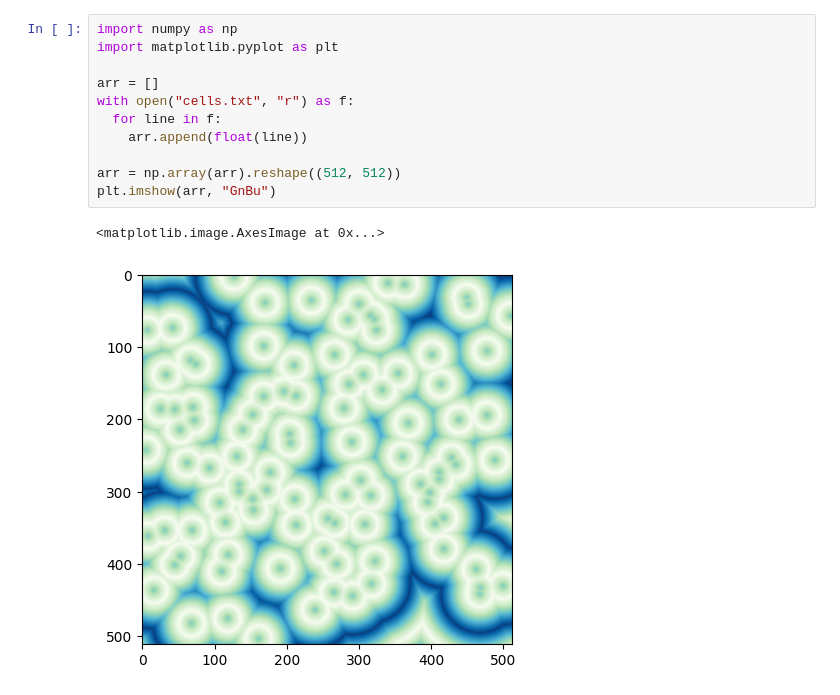
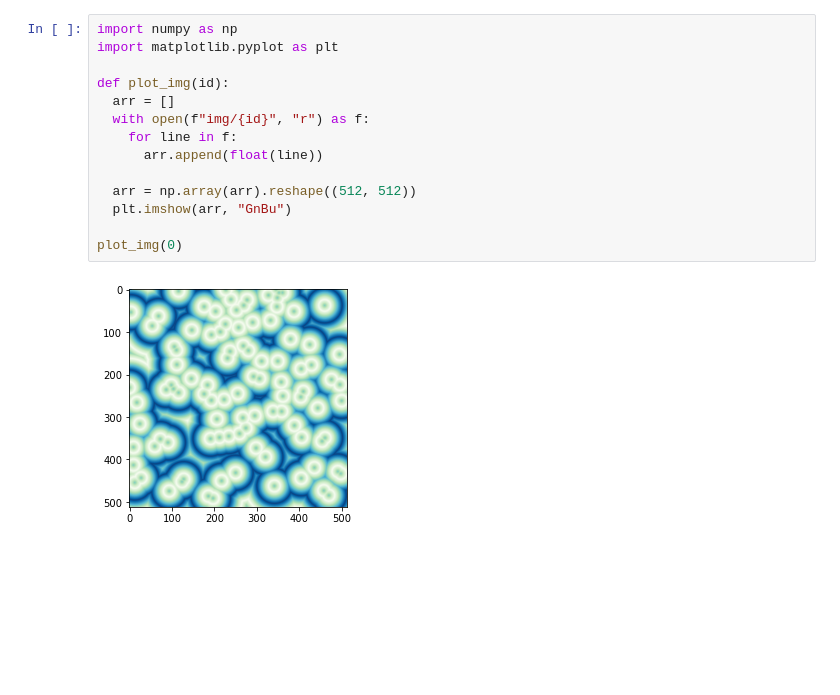
Before and after one commit to sbracellari/procedural-textures, a Jupyter notebook: graphs.ipynb, the cells around one changed output. Drawn from its saved outputs; the diff is of its cells as text; blank space fills up the shorter version.

Commit message:
Functional image transforms

```diff
--- a/graphs.ipynb
+++ b/graphs.ipynb
@@ -1,14 +1,16 @@
 # %%
 import numpy as np
 import matplotlib.pyplot as plt
 
-arr = []
-with open("cells.txt", "r") as f:
-  for line in f:
-    arr.append(float(line))
+def plot_img(id):
+  arr = []
+  with open(f"img/{id}", "r") as f:
+    for line in f:
+      arr.append(float(line))
 
-arr = np.array(arr).reshape((512, 512))
-plt.imshow(arr, "GnBu")
+  arr = np.array(arr).reshape((512, 512))
+  plt.imshow(arr, "GnBu")
+
+plot_img(0)
 # %% [output]
-<matplotlib.image.AxesImage at 0x...>
-[figure, old version]
+[figure, new version]
```
Also changed, not shown: 3 other files.
